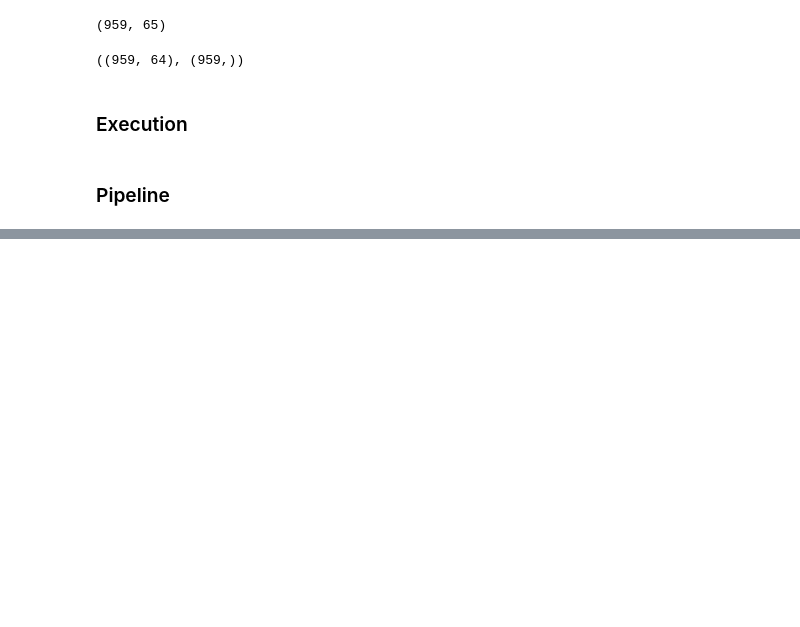
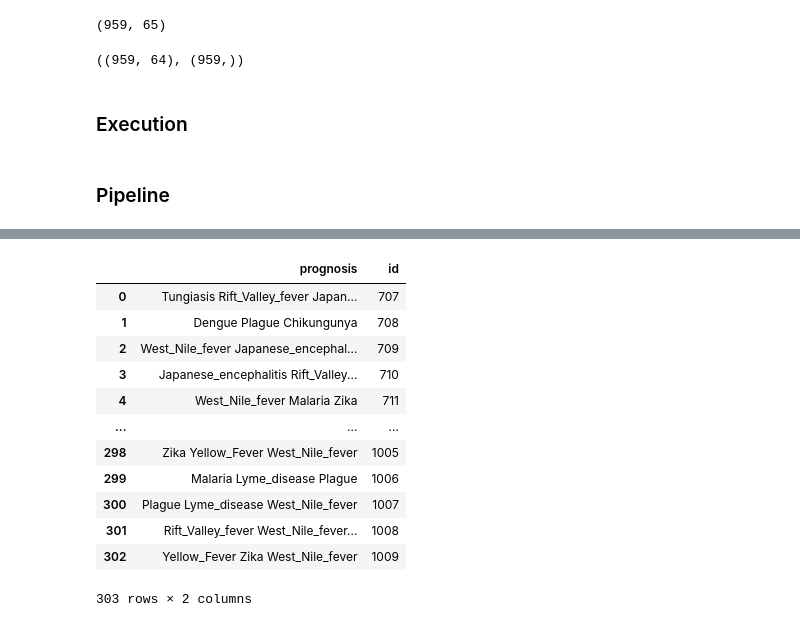
Before and after one commit to SilverSurferClash/ML_Best_Practices, a Jupyter notebook: se3-ep13-optuna.ipynb, the cells around one changed output, grey strips where cells are left out. Drawn from its saved outputs; the diff is of its cells as text; code cells hidden in the pictures; blank space fills up the shorter version.

```diff
--- a/se3-ep13-optuna.ipynb
+++ b/se3-ep13-optuna.ipynb
@@ -467,0 +451,5 @@ for (label, model) in transformers: #Aha, the label in the print function comes
+# %%
+test_top_3_predictions = enc.inverse_transform(test_top_3_prediction_ids.reshape(-1, 1))
+test_top_3_predictions.shape
+test_top_3_predictions = test_top_3_predictions.reshape(original_shape)
+test_top_3_predictions.shape
@@ -467,0 +463,2 @@ for (label, model) in transformers: #Aha, the label in the print function comes
+# %%
+test['prognosis'] = np.apply_along_axis(lambda x: np.array(' '.join(x), dtype="object"), 1, test_top_3_predictions)
@@ -467,0 +489,21 @@ for (label, model) in transformers: #Aha, the label in the print function comes
+# %%
+gh = np.column_stack((test['prognosis'], id))
+sub = pd.DataFrame(gh)
+# %%
+sub.columns = [ 'prognosis', 'id']
+# %%
+sub
+# %% [output]
+|  | prognosis | id |
+| 0 | Tungiasis Rift_Valley_fever Japan... | 707 |
+| 1 | Dengue Plague Chikungunya | 708 |
+| 2 | West_Nile_fever Japanese_encephal... | 709 |
+| 3 | Japanese_encephalitis Rift_Valley... | 710 |
+| 4 | West_Nile_fever Malaria Zika | 711 |
+| ... | ... | ... |
+| 298 | Zika Yellow_Fever West_Nile_fever | 1005 |
+| 299 | Malaria Lyme_disease Plague | 1006 |
+| 300 | Plague Lyme_disease West_Nile_fever | 1007 |
+| 301 | Rift_Valley_fever West_Nile_fever... | 1008 |
+| 302 | Yellow_Fever Zika West_Nile_fever | 1009 |
+303 rows × 2 columns
```
Also changed, not shown: parts of 29 cells of this notebook.
